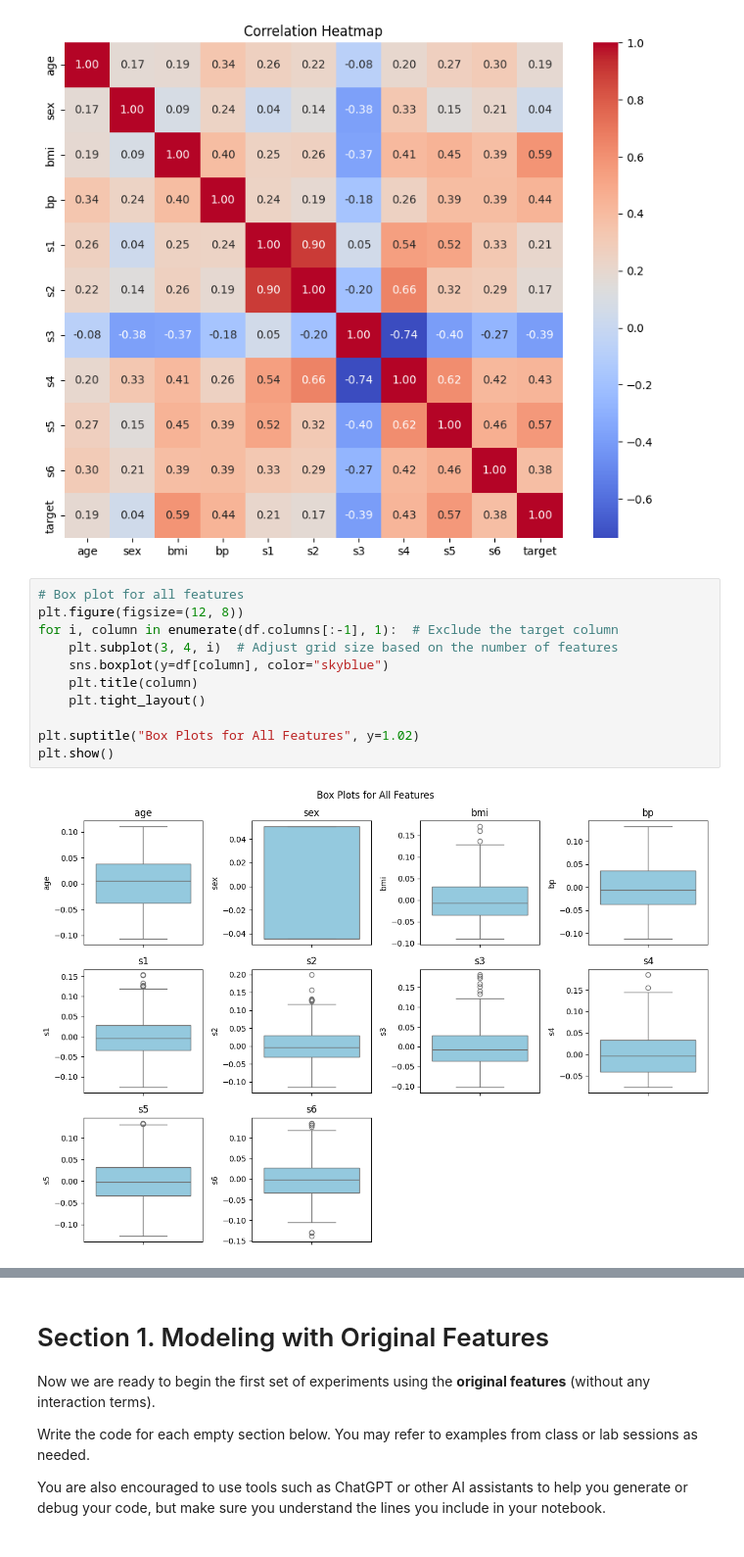
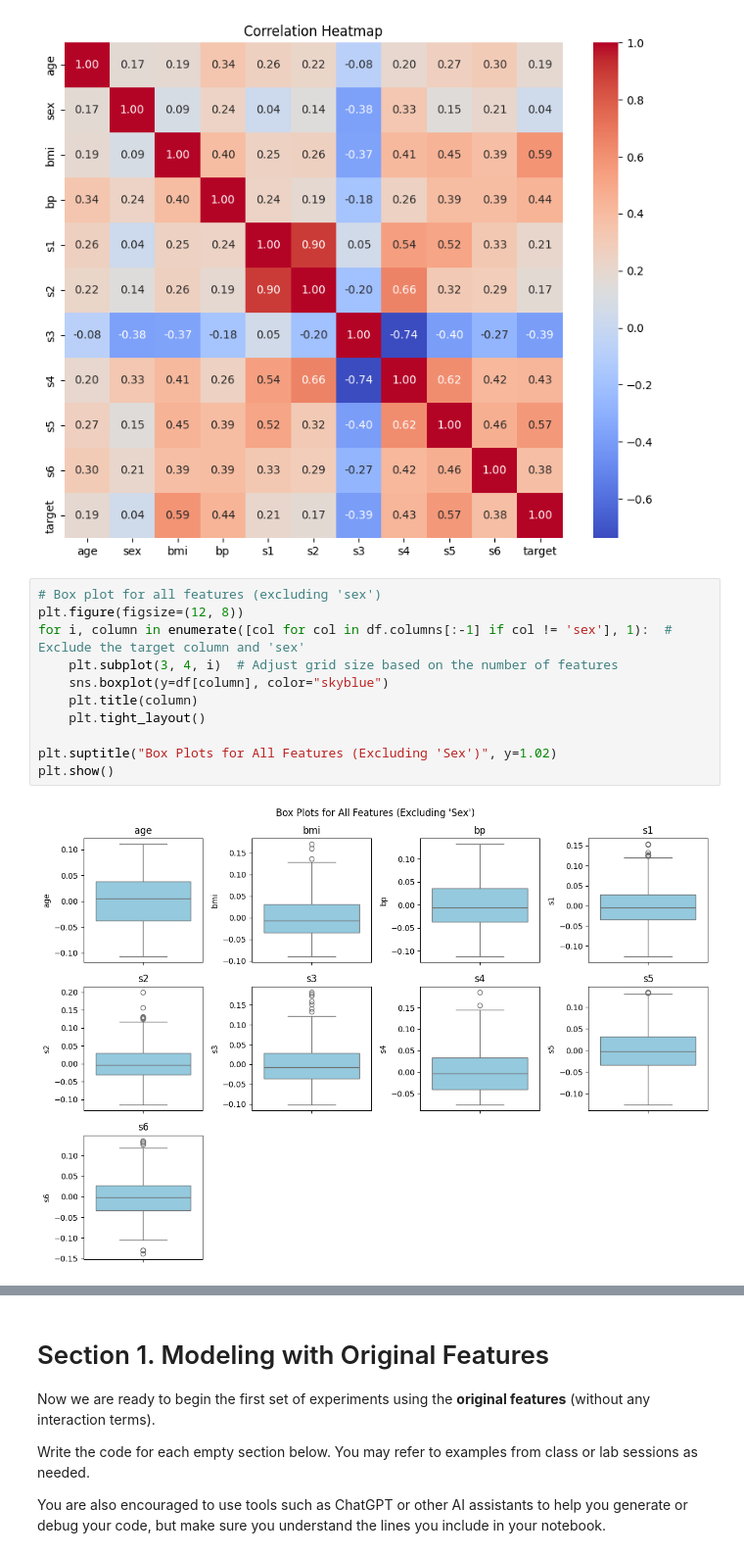
Before and after one commit to Mahdi-20/diabetes-ml-analysis, a Jupyter notebook: notebooks/Regression_Assignment_Diabetes_Solutions_revised_Mahdi.ipynb, the cells around one changed output, grey strips where cells are left out. Shown at 98% size. Cells and saved outputs as stored; diff of their text form.

```diff
--- a/notebooks/Regression_Assignment_Diabetes_Solutions_revised_Mahdi.ipynb
+++ b/notebooks/Regression_Assignment_Diabetes_Solutions_revised_Mahdi.ipynb
@@ -121,18 +121,18 @@ plt.show()
 [figure]
 [figure]
 # %%
-# Box plot for all features
+# Box plot for all features (excluding 'sex')
 plt.figure(figsize=(12, 8))
-for i, column in enumerate(df.columns[:-1], 1):  # Exclude the target column
+for i, column in enumerate([col for col in df.columns[:-1] if col != 'sex'], 1):  # Exclude the target column and 'sex'
     plt.subplot(3, 4, i)  # Adjust grid size based on the number of features
     sns.boxplot(y=df[column], color="skyblue")
     plt.title(column)
     plt.tight_layout()
 
-plt.suptitle("Box Plots for All Features", y=1.02)
+plt.suptitle("Box Plots for All Features (Excluding 'Sex')", y=1.02)
 plt.show()
 # %% [output]
-[figure, old version]
+[figure, new version]
 # %% [markdown]
 ### Interpretation of Pairplot, Heatmap, and Box Plot
 
```
Also changed, not shown: parts of 1 cell of this notebook.
